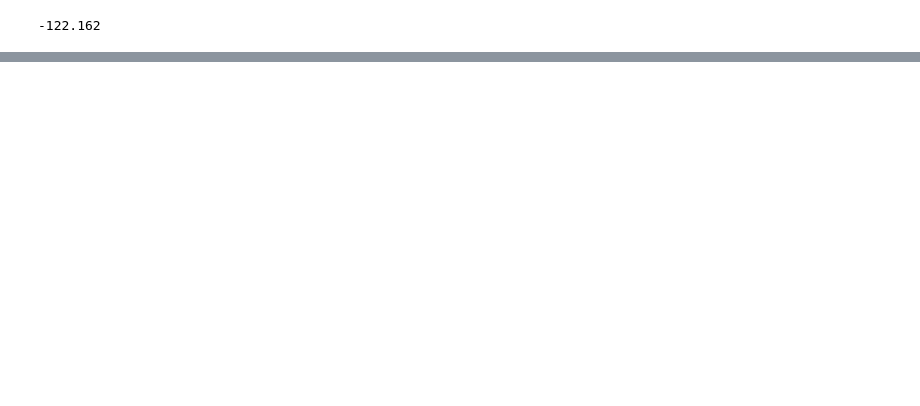
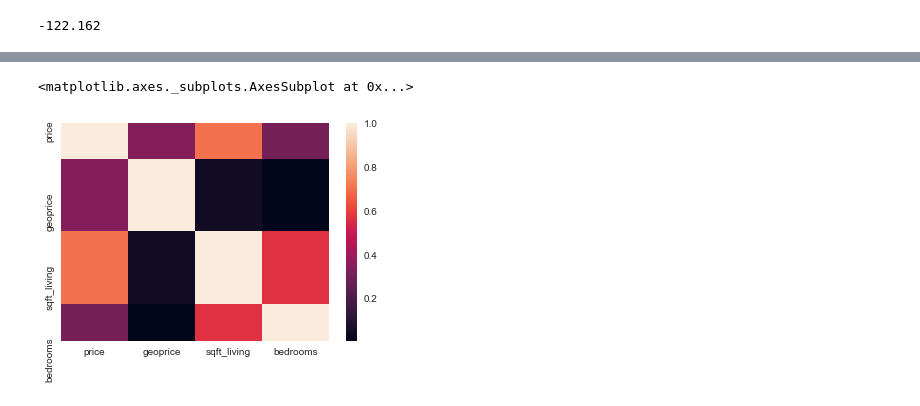
Before and after one commit to bphall/nyc-mhtn-ds-010620-lectures, a Jupyter notebook: week-6/KC_house_data/real_hou.ipynb, the cells around one changed output, grey strips where cells are left out. Saved outputs shown, nothing was run; the diff lists cells and outputs as text; code cells hidden in the pictures; blank space fills up the shorter version.

```diff
--- a/week-6/KC_house_data/real_hou.ipynb
+++ b/week-6/KC_house_data/real_hou.ipynb
@@ -161,0 +288,2 @@ m
+# %%
+corr = df2.corr()
@@ -161,0 +294,5 @@ m
+# %%
+sns.heatmap(corr)
+# %% [output]
+<matplotlib.axes._subplots.AxesSubplot at 0x...>
+[figure, added]
```
Also changed, not shown: parts of 26 cells of this notebook.
